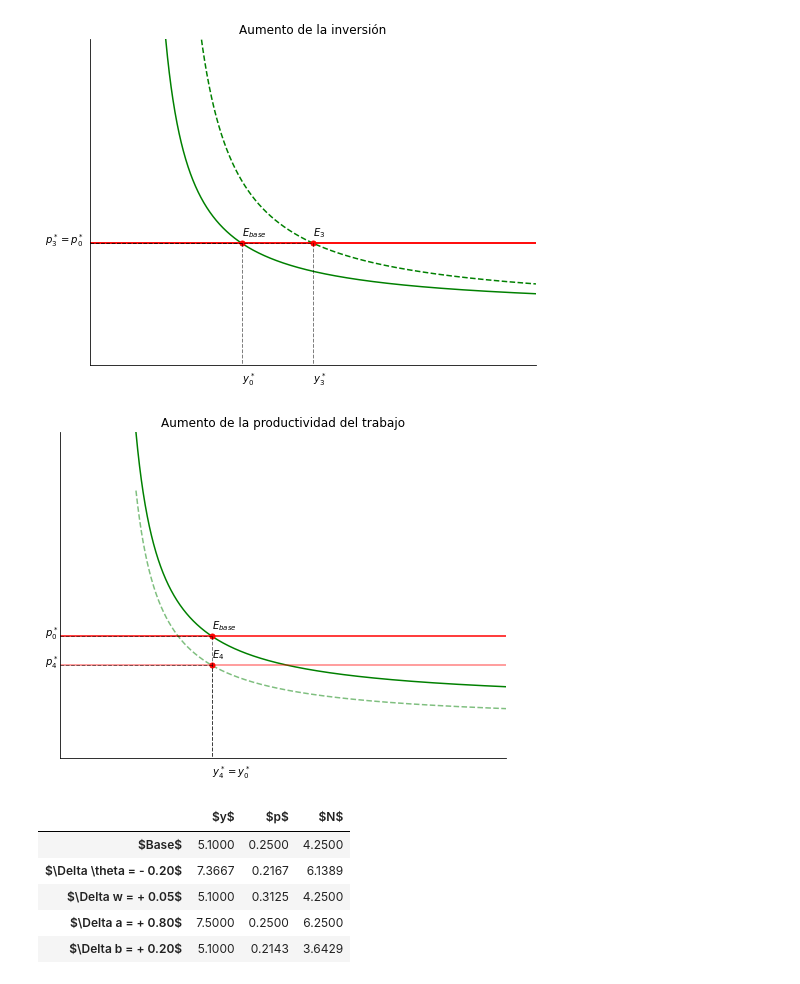
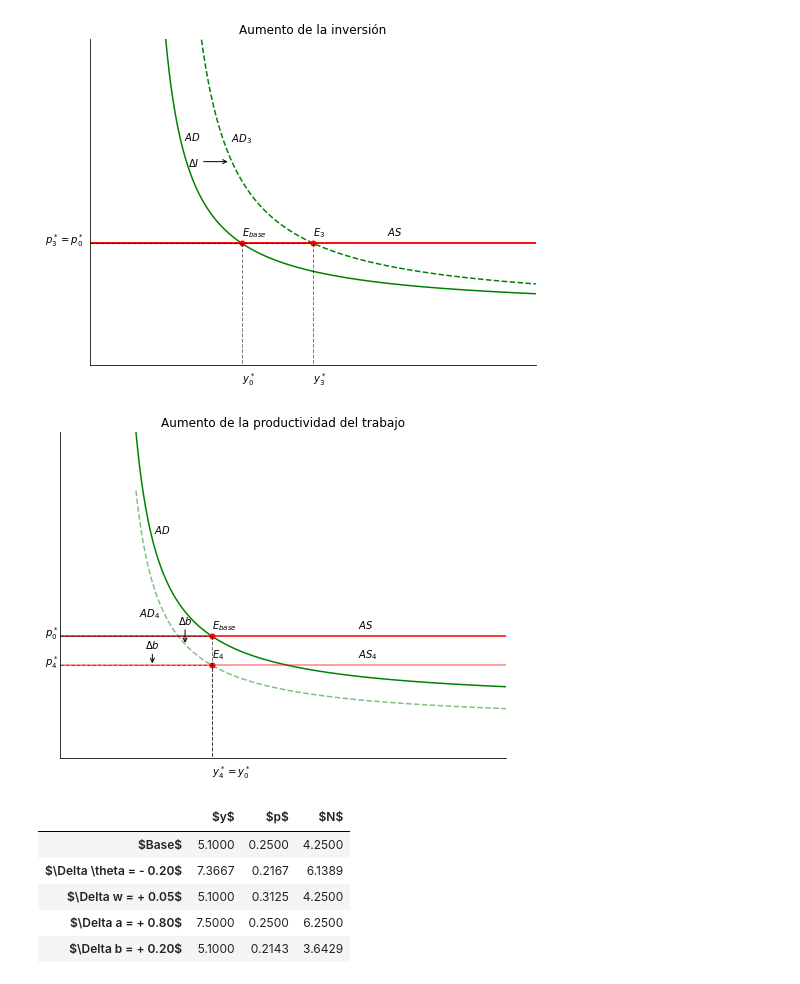
Before and after one commit to joansmiranda/kaleckianAS-AD, a Jupyter notebook: AD&AS_kaleckian.ipynb, the cells around one changed output. Drawn from its saved outputs; the diff is of its cells as text; code cells hidden in the pictures.

```diff
--- a/AD&AS_kaleckian.ipynb
+++ b/AD&AS_kaleckian.ipynb
@@ -175,5 +193,5 @@ plt.show()
 # %%
-"GRÁFICA: AUMENTO DE LA INVERSIÓN"
+"ESCENARIO 3: AUMENTO DE LA INVERSIÓN"
 
 xmin, xmax, ymin, ymax = 0, 15, 0.1, 0.5
 
@@ -194,6 +212,13 @@ ax.text(ye['e3'], pe['e3'] + 0.01, '$E_{3}$')
 ax.text(ye['e0'], 0.08, '$y_{0}^*$')
 ax.text(-1.5, pe['e3'], '$p_{3}^* = p_{0}^*$')
 ax.text(ye['e3'], 0.08, '$y_{3}^*$')
+ax.text(y[60], AD['e0'][50], '$AD$')
+ax.text(y[220], AD['e3'][195], '$AD_{3}$')
+ax.text(10, GS['e0'] + 0.01, '$AS$')
+ax.annotate('$\\Delta I$', xy=(ye['e0']- 0.4, pe['e3'] + 0.1),
+            xytext=(ye['e0'] - 1.6, pe['e3'] + 0.1),
+            arrowprops={'arrowstyle': '->'},
+            va= 'center', ha= 'center')
 ax.set(xlim = (xmin, xmax), ylim = (ymin, ymax))
 ax.spines['top'].set_visible(False)
 ax.spines['right'].set_visible(False)
@@ -201,37 +226,49 @@ ax.xaxis.set_visible(False)
 ax.yaxis.set_visible(False)
 plt.show()
 # %% [output]
-[figure, old version]
+[figure, new version]
 # %%
-"GRÁFICA: AUMENTO DE LA PRODUCTIVIDAD DEL TRABAJO"
+"ESCENARIO 4: AUMENTO DE LA PRODUCTIVIDAD DEL TRABAJO"
 
 xmin, xmax, ymin, ymax = 0, 15, 0.1, 0.5
 
 fig, ax = plt.subplots(figsize=(8, 6))
 ax.plot(y, AD['e0'], color= 'Green')
 ax.axhline(GS['e0'], color = 'Red')
 ax.plot(y, AD['e4'], color= 'Green', alpha= 0.5, ls='--')
 ax.axhline(GS['e4'], color = 'Red', alpha= 0.5,)
 ax.plot(ye['e0'], pe['e0'], marker = '.', markersize = 10, markeredgecolor = 'red', markerfacecolor = 'red')
 ax.plot(ye['e4'], pe['e4'], marker = '.', markersize = 10, markeredgecolor = 'red', markerfacecolor = 'red')
 ax.plot([ye['e0'], ye['e0']], [0, pe['e0']], c = 'black', ls='--', lw = 1, alpha = 0.5)
 ax.plot([0, ye['e0']], [pe['e0'], pe['e0']], c = 'black', ls='--', lw = 1, alpha = 0.5)
 ax.plot([ye['e4'], ye['e4']], [0, pe['e4']], c = 'black', ls='--', lw = 1, alpha = 0.5)
 ax.plot([0, ye['e4']], [pe['e4'], pe['e4']], c = 'black', ls='--', lw = 1, alpha = 0.5)
 ax.set_title('Aumento de la productividad del trabajo')
 ax.text(ye['e0'], pe['e0'] + 0.01, '$E_{base}$')
 ax.text(ye['e4'], pe['e4'] + 0.01, '$E_{4}$')
 ax.text(-0.5, pe['e0'], '$p_{0}^*$')
 ax.text(-0.5, pe['e4'], '$p_{4}^*$')
 ax.text(ye['e4'], 0.08, '$y_{4}^* = y_{0}^*$')
+ax.text(y[60], AD['e0'][50], '$AD$')
+ax.text(y[10], AD['e4'][100], '$AD_{4}$')
+ax.text(10, GS['e0'] + 0.01, '$AS$')
+ax.text(10, GS['e4'] + 0.01, '$AS_{4}$')
+ax.annotate('$\\Delta b$', xy=(ye['e0'] - 2, pe['e4']),
+            xytext=(ye['e0'] - 2, pe['e0'] - 0.01),
+            arrowprops={'arrowstyle': '->'},
+            va= 'center', ha= 'center')
+ax.annotate('$\\Delta b$', xy=(ye['e0']- 0.9, pe['e4'] + 0.025),
+            xytext=(ye['e0'] - 0.9, pe['e0'] + 0.02),
+            arrowprops={'arrowstyle': '->'},
+            va= 'center', ha= 'center')
 ax.set(xlim = (xmin, xmax), ylim = (ymin, ymax))
 ax.spines['top'].set_visible(False)
 ax.spines['right'].set_visible(False)
 ax.xaxis.set_visible(False)
 ax.yaxis.set_visible(False)
 plt.show()
 # %% [output]
-[figure, old version]
+[figure, new version]
 # %%
 "RESUMEN"
 
```
Also changed, not shown: parts of 9 cells of this notebook.
